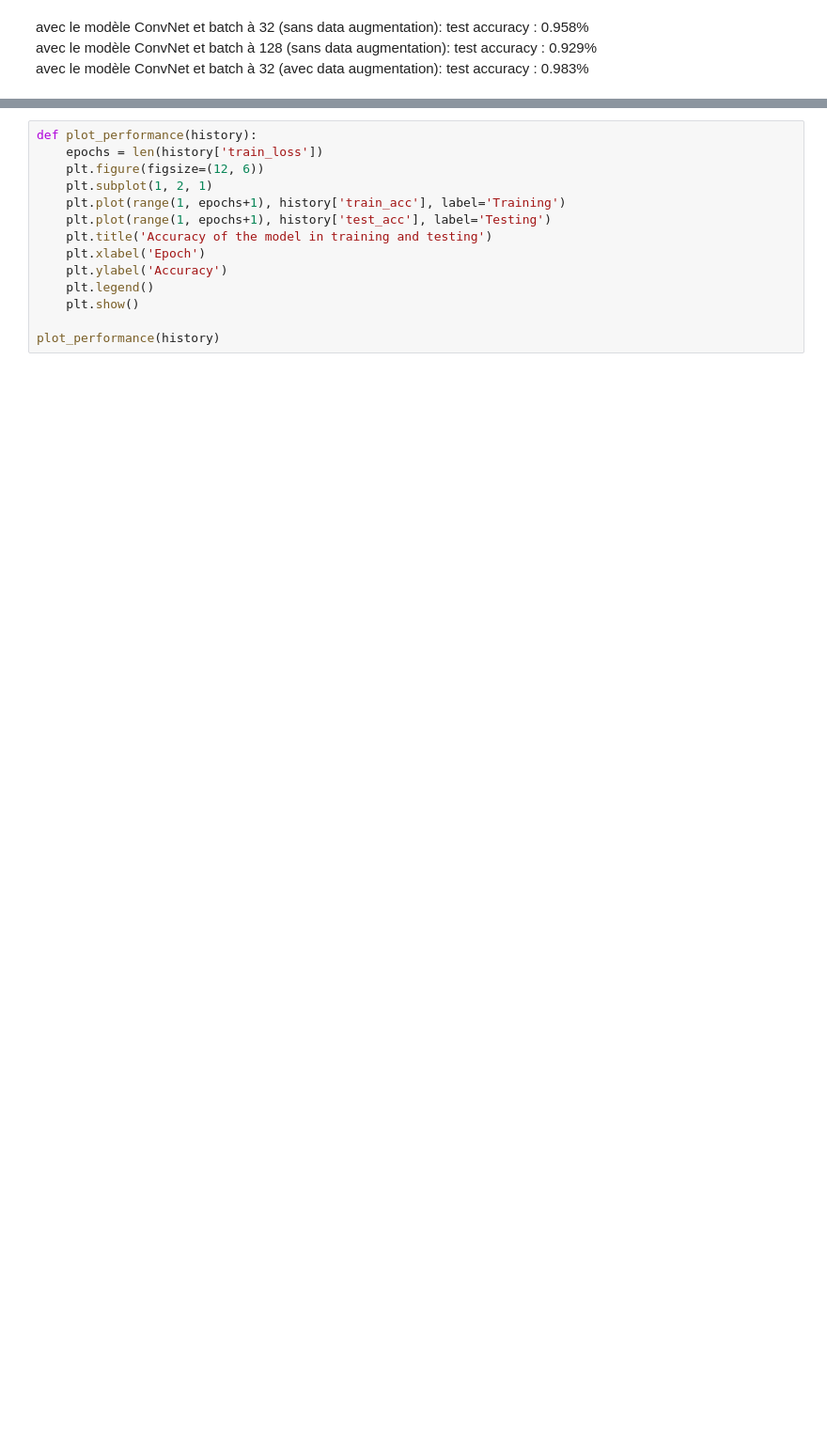
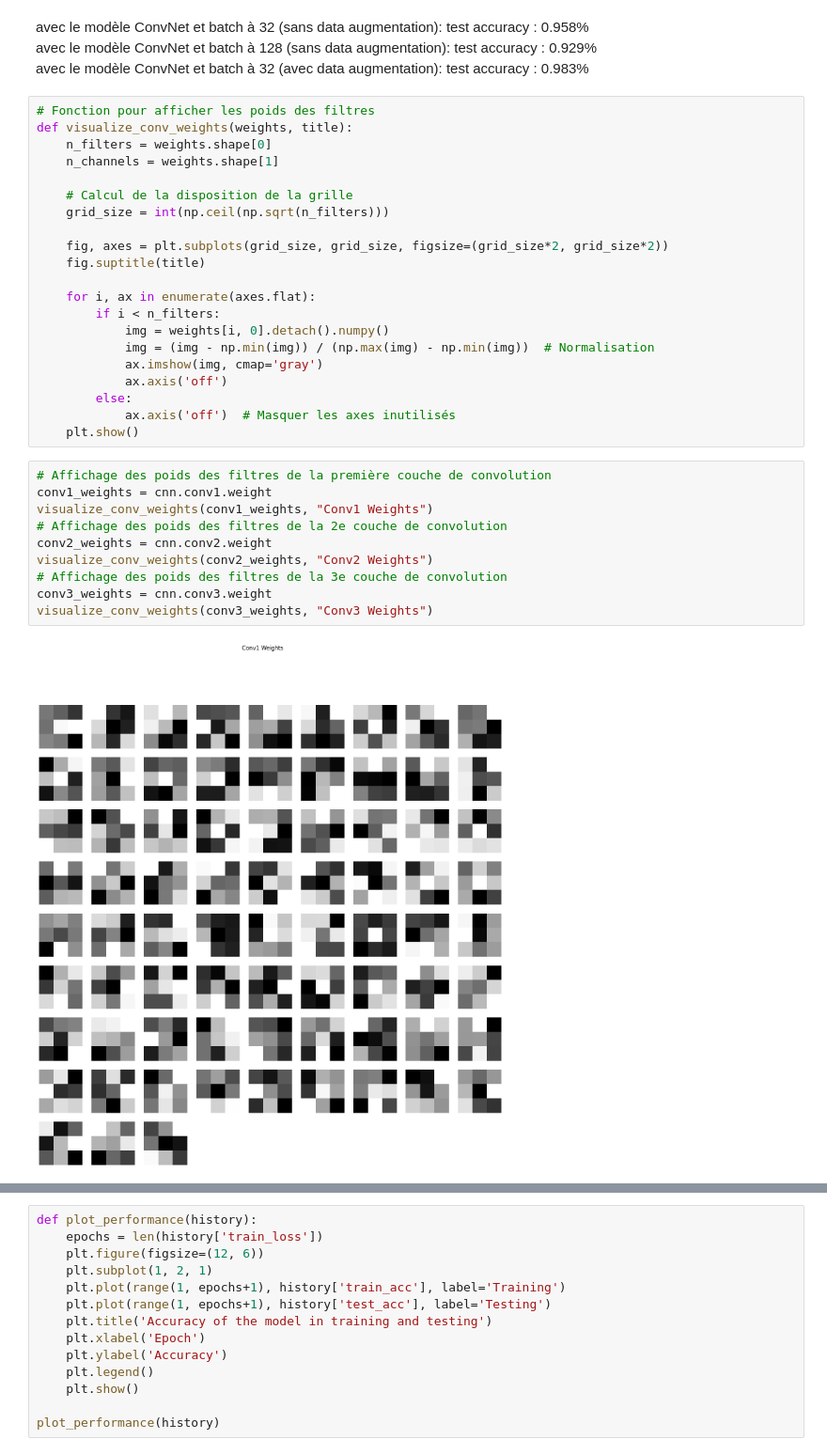
Before and after one commit to MathisAulagnier/SignLanguageLetterRecognitionAI, a Jupyter notebook: src/notebooks/proj_ia.ipynb, the cells around one changed output, grey strips where cells are left out. Shown at 94% size. Cells and saved outputs as stored; diff of their text form; blank space fills up the shorter version.

Commit message:
[FEATURE] weights visualization

```diff
--- a/src/notebooks/proj_ia.ipynb
+++ b/src/notebooks/proj_ia.ipynb
@@ -308,3 +245,36 @@ Test accuracy:0.982%
 avec le modèle ConvNet et batch à 32 (sans data augmentation): test accuracy : 0.958%
 avec le modèle ConvNet et batch à 128 (sans data augmentation): test accuracy : 0.929%
 avec le modèle ConvNet et batch à 32 (avec data augmentation): test accuracy : 0.983%
+# %%
+# Fonction pour afficher les poids des filtres
+def visualize_conv_weights(weights, title):
+    n_filters = weights.shape[0]
+    n_channels = weights.shape[1]
+
+    # Calcul de la disposition de la grille
+    grid_size = int(np.ceil(np.sqrt(n_filters)))
+
+    fig, axes = plt.subplots(grid_size, grid_size, figsize=(grid_size*2, grid_size*2))
+    fig.suptitle(title)
+
+    for i, ax in enumerate(axes.flat):
+        if i < n_filters:
+            img = weights[i, 0].detach().numpy()
+            img = (img - np.min(img)) / (np.max(img) - np.min(img))  # Normalisation
+            ax.imshow(img, cmap='gray')
+            ax.axis('off')
+        else:
+            ax.axis('off')  # Masquer les axes inutilisés
+    plt.show()
+# %%
+# Affichage des poids des filtres de la première couche de convolution
+conv1_weights = cnn.conv1.weight
+visualize_conv_weights(conv1_weights, "Conv1 Weights")
+# Affichage des poids des filtres de la 2e couche de convolution
+conv2_weights = cnn.conv2.weight
+visualize_conv_weights(conv2_weights, "Conv2 Weights")
+# Affichage des poids des filtres de la 3e couche de convolution
+conv3_weights = cnn.conv3.weight
+visualize_conv_weights(conv3_weights, "Conv3 Weights")
+# %% [output]
+[figure, added]
```
Also changed, not shown: parts of 7 cells of this notebook.
